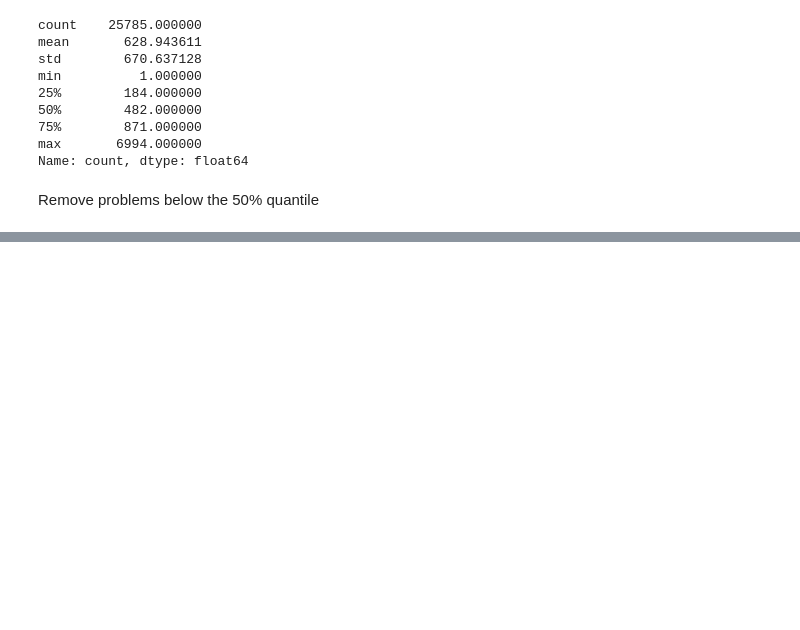
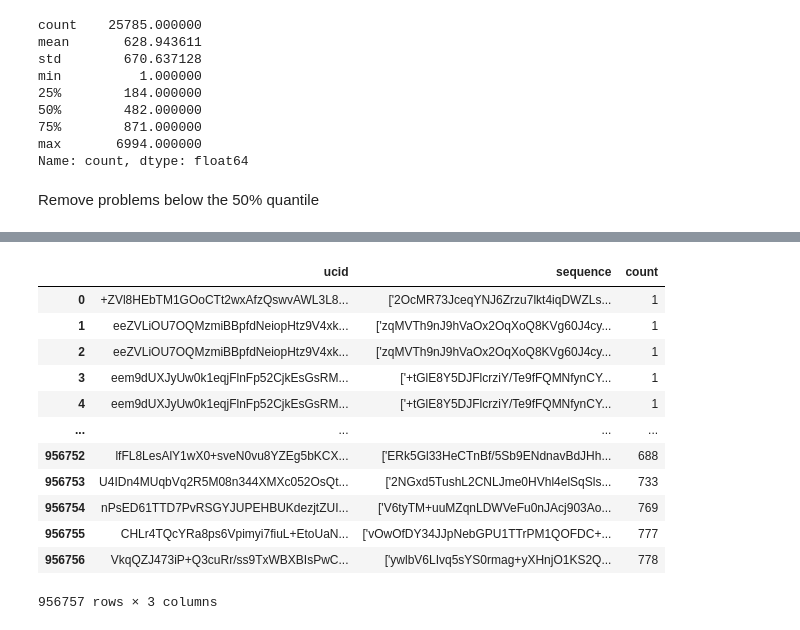
Before and after one commit to timmmlim/bt4103-junyi, a Jupyter notebook: Initial Data Exploration.ipynb, the cells around one changed output, grey strips where cells are left out. Drawn from its saved outputs; the diff is of its cells as text; code cells hidden in the pictures; blank space fills up the shorter version.

```diff
--- a/Initial Data Exploration.ipynb
+++ b/Initial Data Exploration.ipynb
@@ -395,7 +395,7 @@ Name: count, dtype: float64
 # %% [markdown]
 Remove problems below the 50% quantile
 # %%
-frequent_uuids = list(problem_count.loc[problem_count['count'] >= 482].upid)
+frequent_uuids = list(problem_count.loc[problem_count['count'] >= 871].upid)
 filtered_log = log.loc[log['upid'].isin(frequent_uuids)]
 sorted_log = filtered_log.sort_values(['uuid', 'ucid', 'problem_number'])
 grouped_log = sorted_log.groupby(['ucid','uuid'])
@@ -410,2 +420,18 @@ seq_count['count'].describe()
+# %%
+seq_count
+# %% [output]
+|  | ucid | sequence | count |
+| 0 | +ZVl8HEbTM1GOoCTt2wxAfzQswvAWL3L8... | ['2OcMR73JceqYNJ6Zrzu7lkt4iqDWZLs... | 1 |
+| 1 | eeZVLiOU7OQMzmiBBpfdNeiopHtz9V4xk... | ['zqMVTh9nJ9hVaOx2OqXoQ8KVg60J4cy... | 1 |
+| 2 | eeZVLiOU7OQMzmiBBpfdNeiopHtz9V4xk... | ['zqMVTh9nJ9hVaOx2OqXoQ8KVg60J4cy... | 1 |
+| 3 | eem9dUXJyUw0k1eqjFlnFp52CjkEsGsRM... | ['+tGlE8Y5DJFlcrziY/Te9fFQMNfynCY... | 1 |
+| 4 | eem9dUXJyUw0k1eqjFlnFp52CjkEsGsRM... | ['+tGlE8Y5DJFlcrziY/Te9fFQMNfynCY... | 1 |
+| ... | ... | ... | ... |
+| 956752 | lfFL8LesAlY1wX0+sveN0vu8YZEg5bKCX... | ['ERk5Gl33HeCTnBf/5Sb9ENdnavBdJHh... | 688 |
+| 956753 | U4IDn4MUqbVq2R5M08n344XMXc052OsQt... | ['2NGxd5TushL2CNLJme0HVhl4elSqSls... | 733 |
+| 956754 | nPsED61TTD7PvRSGYJUPEHBUKdezjtZUI... | ['V6tyTM+uuMZqnLDWVeFu0nJAcj903Ao... | 769 |
+| 956755 | CHLr4TQcYRa8ps6Vpimyi7fiuL+EtoUaN... | ['vOwOfDY34JJpNebGPU1TTrPM1QOFDC+... | 777 |
+| 956756 | VkqQZJ473iP+Q3cuRr/ss9TxWBXBIsPwC... | ['ywlbV6LIvq5sYS0rmag+yXHnjO1KS2Q... | 778 |
+956757 rows × 3 columns
 # %%
 plotVariableAnalysis(seq_count, [], ['count'])
```
Also changed, not shown: parts of 24 cells of this notebook.
